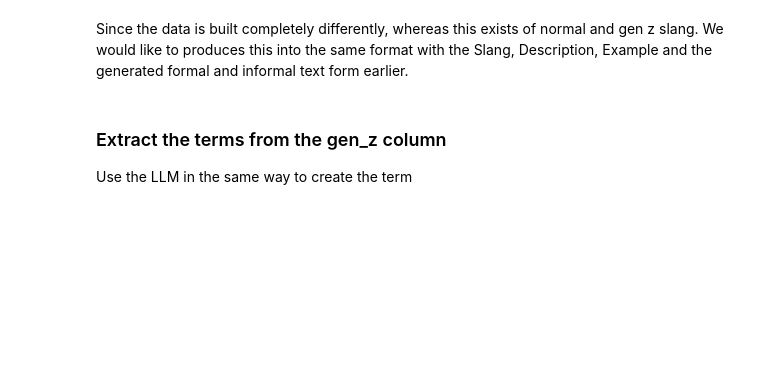
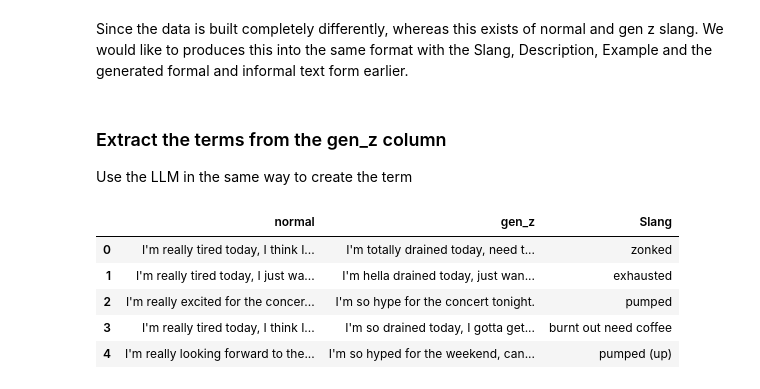
Before and after one commit to au-nlp/project-milestone-p2-group1, a Jupyter notebook: scripts/Data_Creation.ipynb, the cells around one changed output. Cells and saved outputs as stored; diff of their text form; code cells hidden in the pictures; blank space fills up the shorter version.

Commit message:
Add okay genz slang terms for 1 k data

```diff
--- a/scripts/Data_Creation.ipynb
+++ b/scripts/Data_Creation.ipynb
@@ -303,0 +345,17 @@ Use the LLM in the same way to create the term
+# %%
+# === Apply normalization with progress bar ===
+df_p["Slang"] = df_p.progress_apply(
+    lambda row: extract_slang(
+        row["gen_z"],
+    ),
+    axis=1
+)
+# %%
+df_p.head(5)
+# %% [output]
+|  | normal | gen_z | Slang |
+| 0 | I'm really tired today, I think I... | I'm totally drained today, need t... | zonked |
+| 1 | I'm really tired today, I just wa... | I'm hella drained today, just wan... | exhausted |
+| 2 | I'm really excited for the concer... | I'm so hype for the concert tonight. | pumped |
+| 3 | I'm really tired today, I think I... | I'm so drained today, I gotta get... | burnt out need coffee |
+| 4 | I'm really looking forward to the... | I'm so hyped for the weekend, can... | pumped (up) |
```
Also changed, not shown: parts of 6 cells of this notebook, 1 other file.
